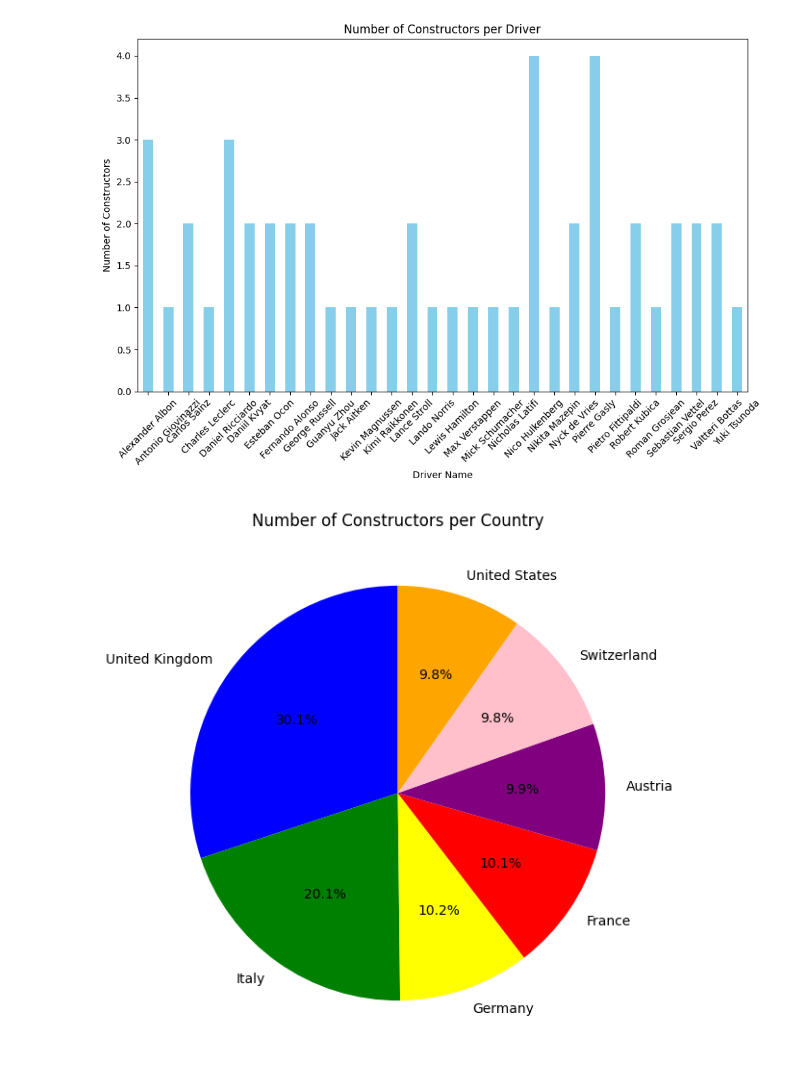
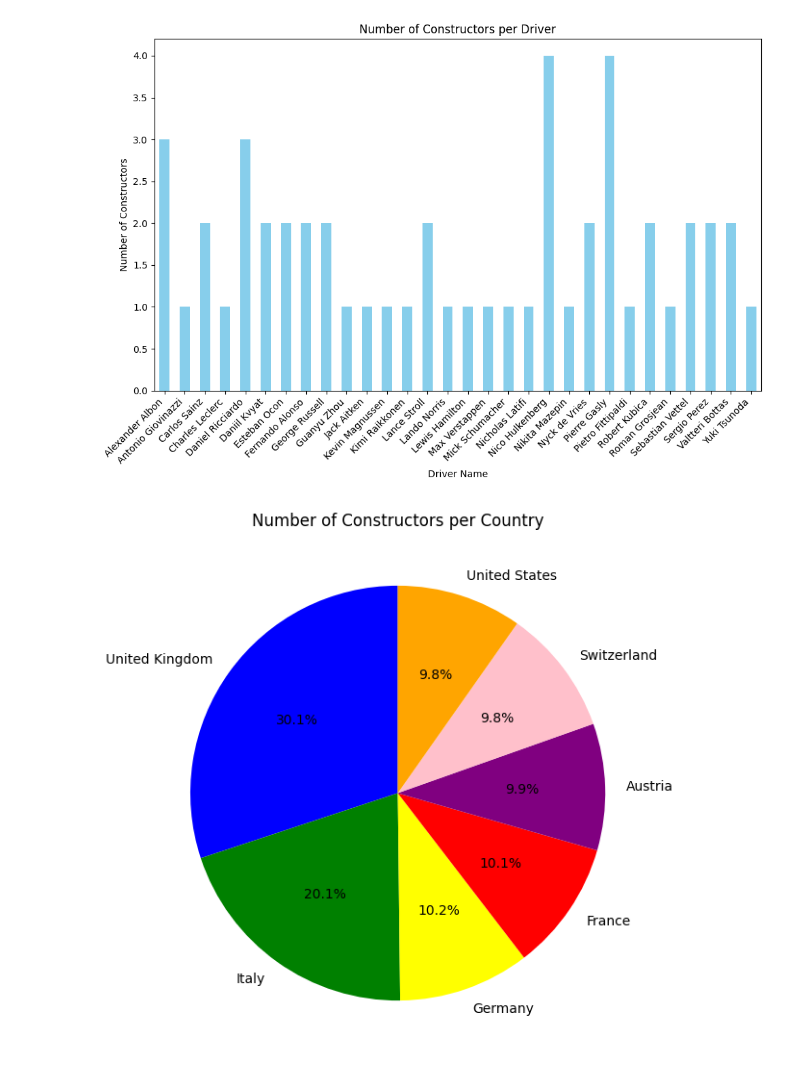
Before and after one commit to MauriceChiu7/573-f1, a Jupyter notebook: aggarwn_exploratoryDataAnalysis.ipynb, the cells around one changed output. Drawn from its saved outputs; the diff is of its cells as text; code cells hidden in the pictures.

Commit message:
Fixed some graphs

```diff
--- a/aggarwn_exploratoryDataAnalysis.ipynb
+++ b/aggarwn_exploratoryDataAnalysis.ipynb
@@ -5,18 +5,18 @@ df = pd.read_csv('./data/final_df.csv')
 # %%
 import matplotlib.pyplot as plt
 
 grouped_data = df.groupby('driver_name')['constructor_name'].nunique()
 
 plt.figure(figsize=(10,7))
 grouped_data.plot(kind='bar', color='skyblue')
 plt.title('Number of Constructors per Driver')
 plt.ylabel('Number of Constructors')
 plt.xlabel('Driver Name')
-plt.xticks(rotation=45)
+plt.xticks(rotation=45, ha='right')
 plt.tight_layout()
 plt.show()
 # %% [output]
-[figure, old version]
+[figure, new version]
 # %%
 country_counts = df['constructor_country'].value_counts()
 
```
Also changed, not shown: parts of 1 cell of this notebook.
